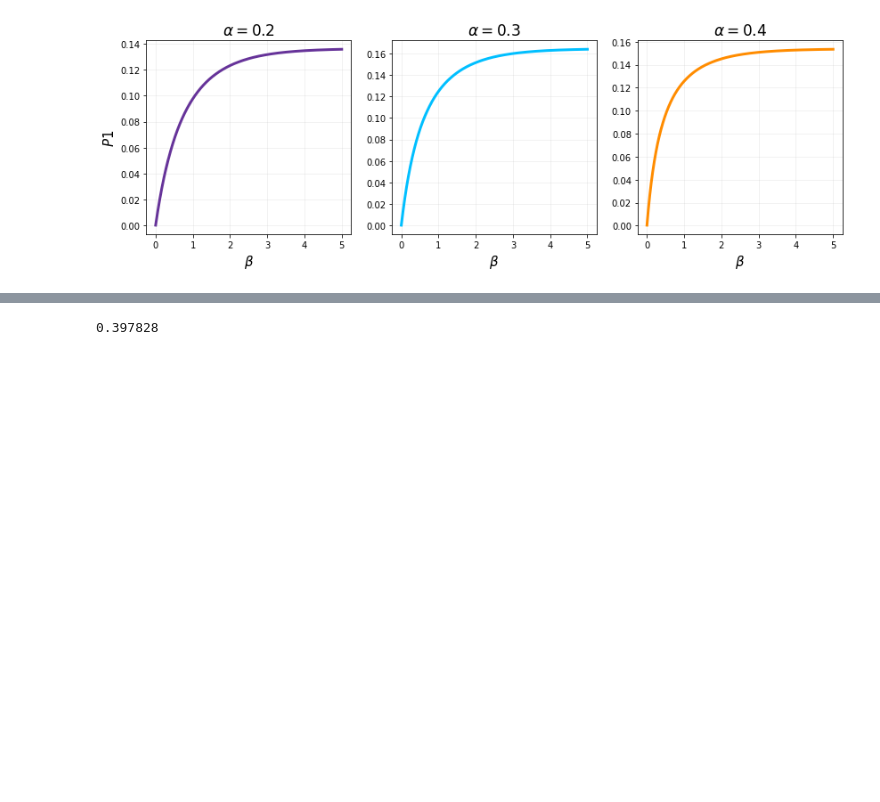
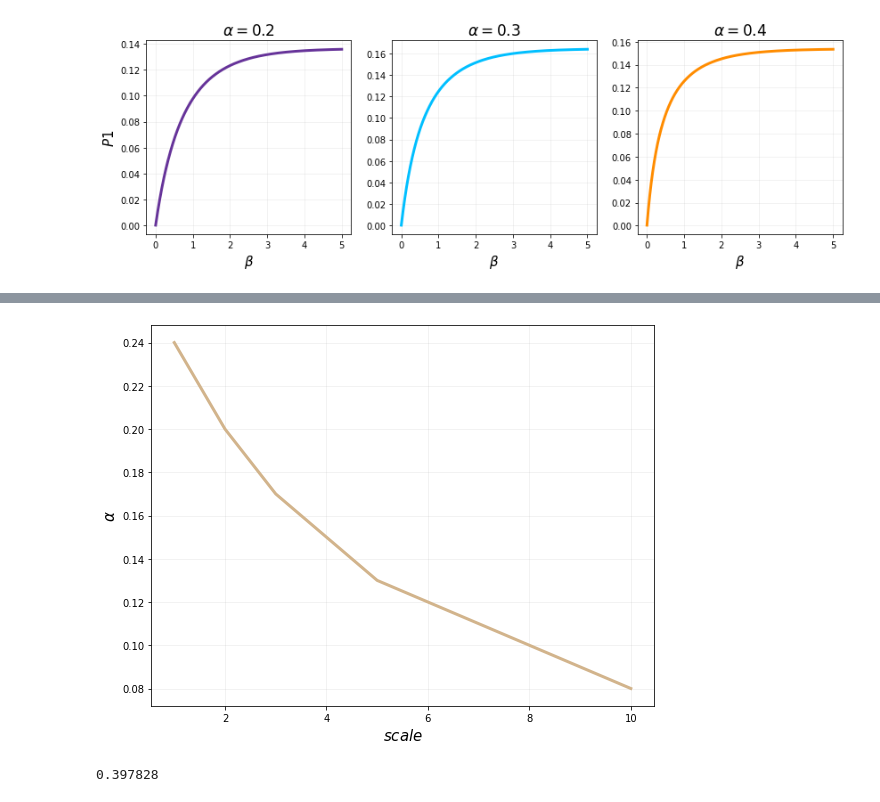
Before and after one commit to michaelneuder/opportunistic-mining, a Jupyter notebook: fusion-mining.ipynb, the cells around one changed output, grey strips where cells are left out. Saved outputs shown, nothing was run; the diff lists cells and outputs as text; code cells hidden in the pictures; blank space fills up the shorter version.

```diff
--- a/fusion-mining.ipynb
+++ b/fusion-mining.ipynb
@@ -218,3 +227,29 @@ plt.show()
+# %%
+# various scales
+scales = np.arange(1, 11)
+alphas = np.arange(0.01, 0.50, 0.01)
+betas = np.arange(0.01, 5.01, 0.01)
+selfishs = [selfishReward(a) for a in alphas]
+betarews = []
+profvals = []
+for s in scales:
+    fusionrs = []
+    for a in tqdm(alphas):
+        rews = [calcTotalReward(a, b, scale=s) for b in betas]
+        fusionrs.append(np.max(rews))
+    profvals.append(np.min(alphas[np.array(fusionrs) - alphas > 0]))
+# %%
+f, ax = plt.subplots(figsize=(9,7))
+
+ax.plot(scales, profvals, linewidth=3, color='tan', alpha=1)
+ax.set_xlabel(r'$scale$', size=15)
+ax.set_ylabel(r'$\alpha$', size=15)
+ax.grid(alpha=0.2)
+# ax.legend()
+
+plt.show()
+# %% [output]
+[figure, added]
 # %%
 alpha = 0.4
 iters = int(1e6)
```
Also changed, not shown: parts of 6 cells of this notebook.
